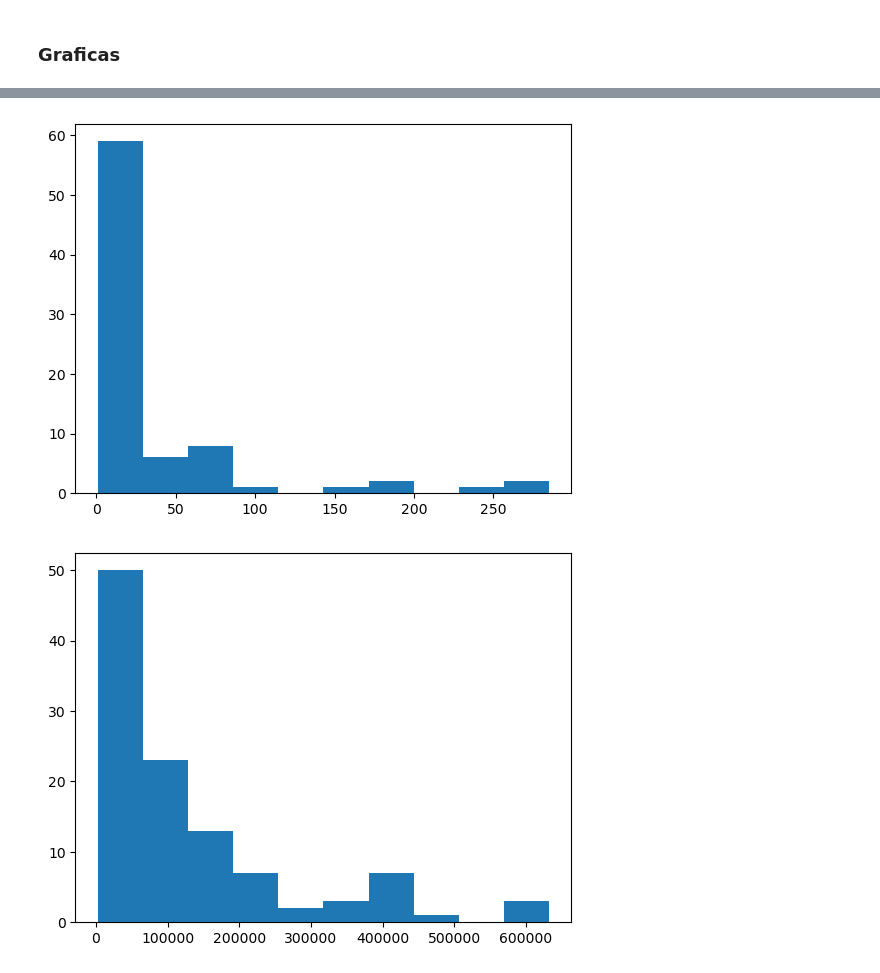
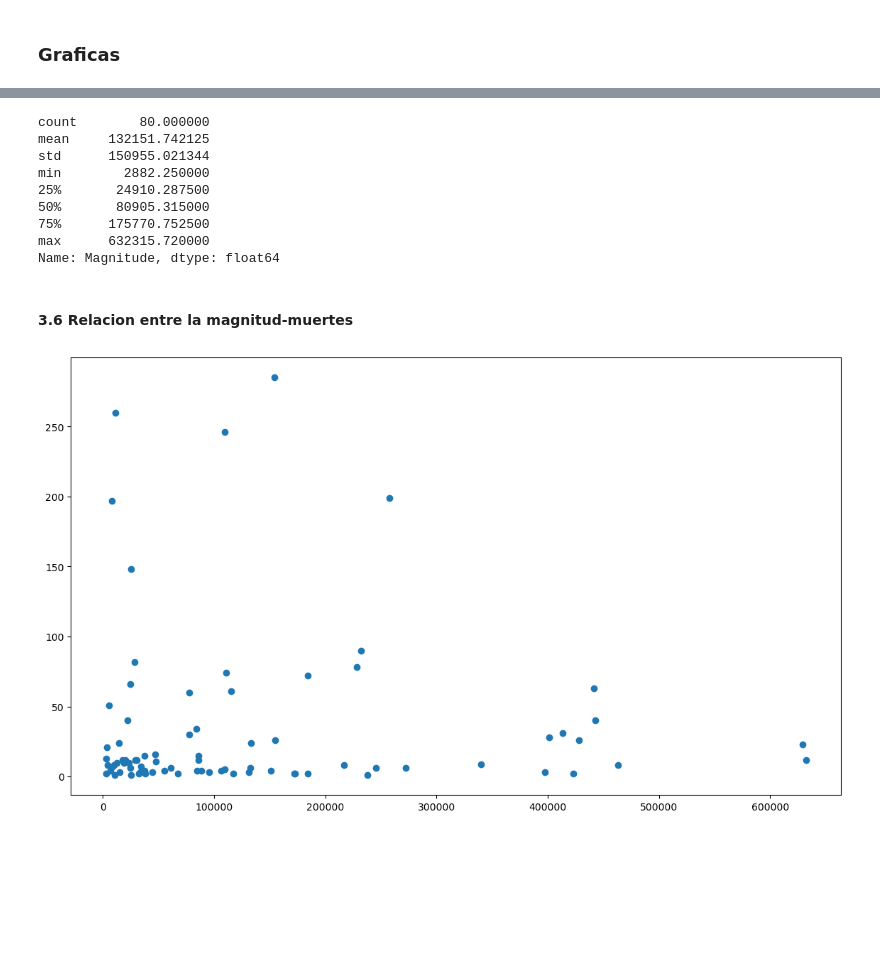
Before and after one commit to JulioZambrano91/Lights-of-Hope, a Jupyter notebook: main/data_2018_2021.ipynb, the cells around one changed output, grey strips where cells are left out. Drawn from its saved outputs; the diff is of its cells as text; code cells hidden in the pictures; blank space fills up the shorter version.

```diff
--- a/main/data_2018_2021.ipynb
+++ b/main/data_2018_2021.ipynb
@@ -121,2 +167,5 @@ mg.describe()
+# %%
+import pandas as pd
+muertos = pd.read_excel("../database/Data_Procesada_2018-2021.xlsx")
 # %% [markdown]
 ### Graficas
@@ -123,12 +254,23 @@ mg.describe()
 # %%
-import matplotlib.pyplot as plt
-
-plt.hist(muertos)
-plt.show()
+magnitud.describe()
 # %% [output]
-[figure, removed]
+count        80.000000
+mean     132151.742125
+std      150955.021344
+min        2882.250000
+25%       24910.287500
+50%       80905.315000
+75%      175770.752500
+max      632315.720000
+Name: Magnitude, dtype: float64
+# %% [markdown]
+#### 3.6 Relacion entre la magnitud-muertes
 # %%
-plt.hist(mg['Magnitud'])
+relacion_mag_deaths = pd.DataFrame({'Magnitud':muertos['Magnitude'],  'Muertos':muertos['Total Deaths']})
+relacion_mag_deaths = relacion_mag_deaths.sort_values(by='Muertos')
+relacion_mag_deaths.head()
+plt.figure(figsize=(14,8))
+plt.scatter(relacion_mag_deaths['Magnitud'], relacion_mag_deaths['Muertos'])
 plt.show()
 # %% [output]
-[figure, old version]
+[figure, new version]
```
Also changed, not shown: parts of 30 cells of this notebook.
